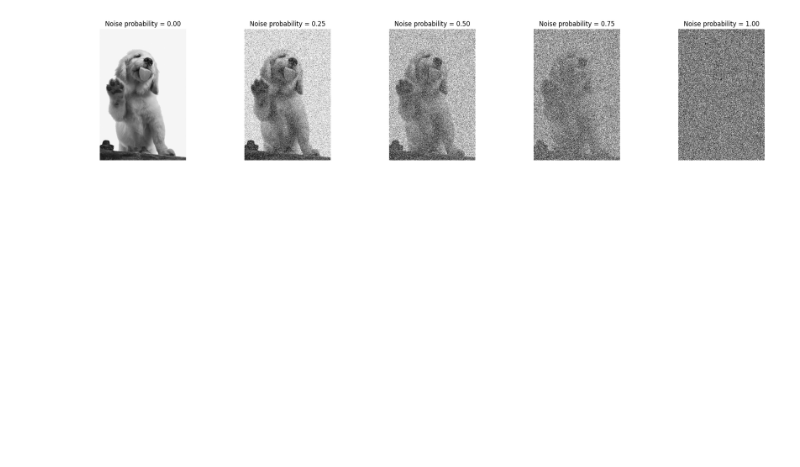
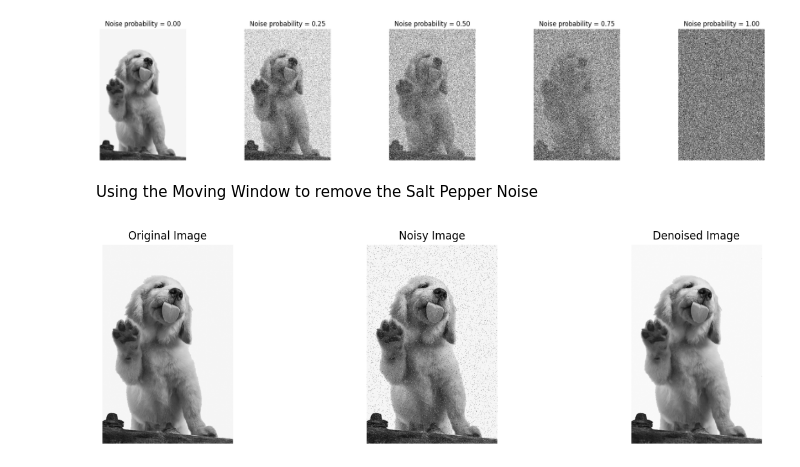
Before and after one commit to itsAayush00/Computer_Vision_2026_H10, a Jupyter notebook: Prac_02.ipynb, the cells around one changed output. Drawn from its saved outputs; the diff is of its cells as text; code cells hidden in the pictures; blank space fills up the shorter version.

```diff
--- a/Prac_02.ipynb
+++ b/Prac_02.ipynb
@@ -41,3 +53,45 @@ plt.tight_layout()
 plt.show()
 # %% [output]
 [figure]
+# %% [markdown]
+Using the Moving Window to remove the Salt Pepper Noise
+# %%
+def median_filter(img, window_size=3):
+    pad = window_size // 2
+    padded = cv2.copyMakeBorder(img, pad, pad, pad, pad, cv2.BORDER_REFLECT)
+    result = np.zeros_like(img, dtype=np.uint8)
+
+    h = 785
+    w = 516
+    for i in range(h):
+        for j in range(w):
+            window = padded[i:i+window_size, j:j+window_size]
+            result[i, j] = np.median(window)
+
+    return result
+# %%
+probability = 0.04
+noisy = add_salt_pepper_noise(img, probability)
+
+denoised = median_filter(noisy, 3)
+
+plt.figure(figsize=(15, 4))
+
+plt.subplot(1, 3, 1)
+plt.imshow(img, cmap='gray')
+plt.title('Original Image')
+plt.axis('off')
+
+plt.subplot(1, 3, 2)
+plt.imshow(noisy, cmap='gray')
+plt.title('Noisy Image')
+plt.axis('off')
+
+plt.subplot(1, 3, 3)
+plt.imshow(denoised, cmap='gray')
+plt.title('Denoised Image')
+plt.axis('off')
+
+plt.show()
+# %% [output]
+[figure, added]
```
Also changed, not shown: parts of 7 cells of this notebook.
